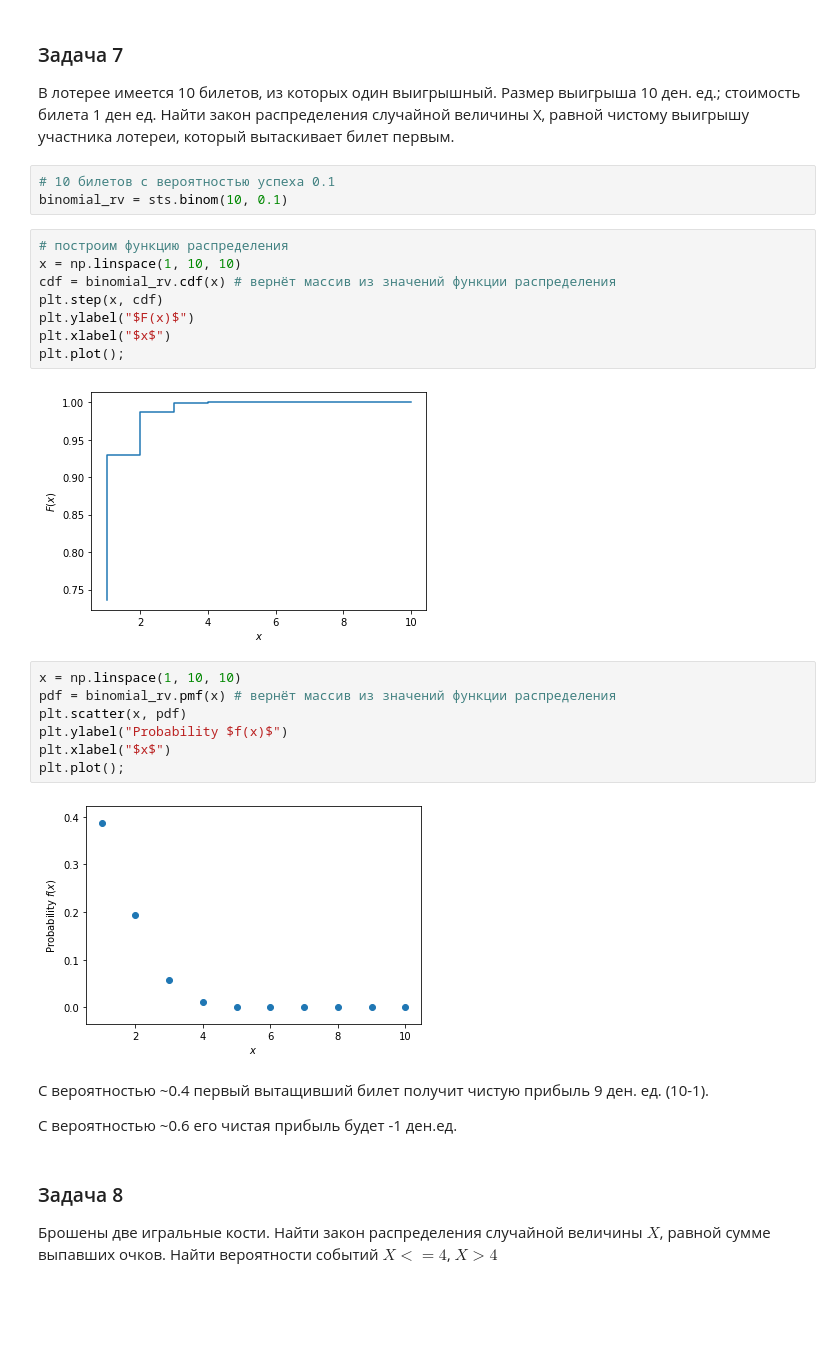
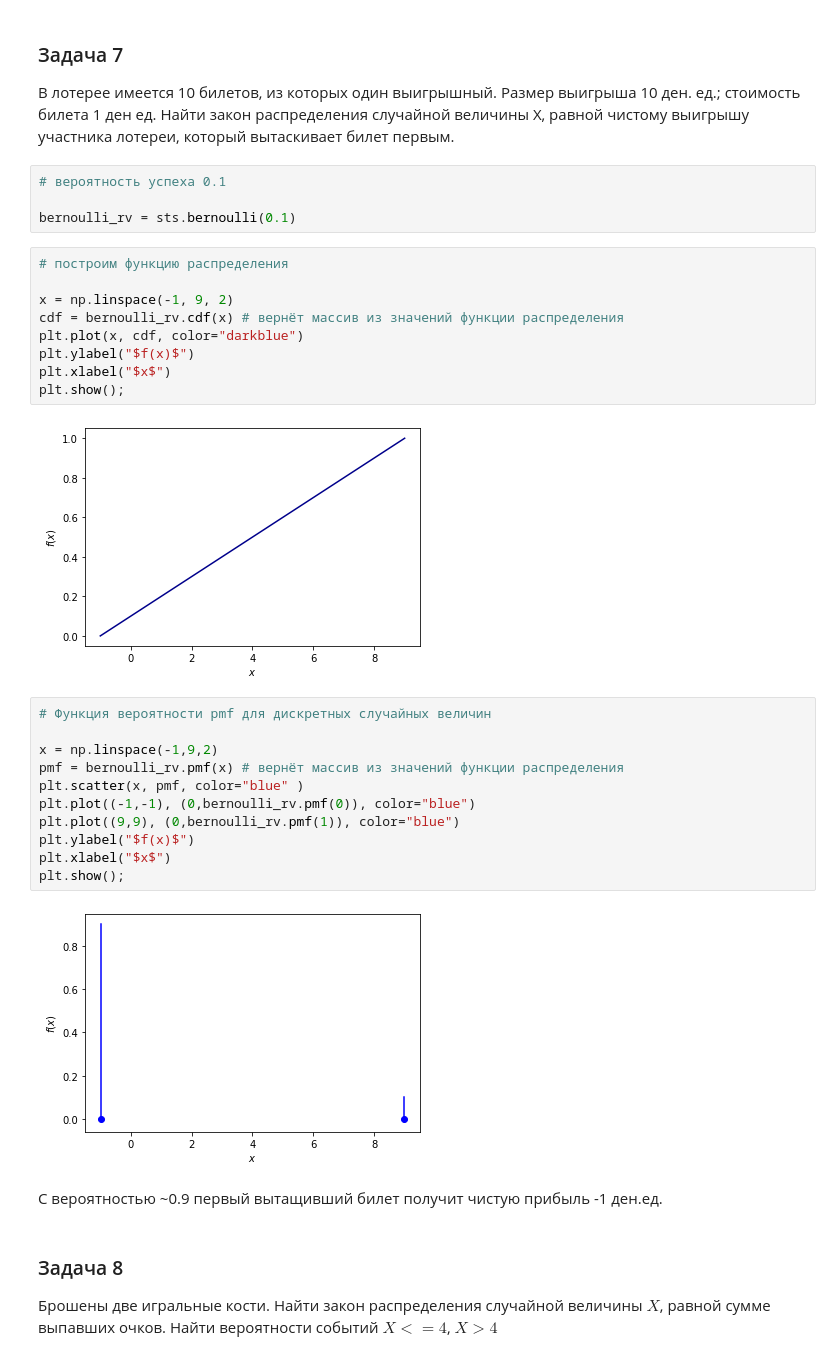
Before and after one commit to Avlaber/da_homeworks, a Jupyter notebook: Lesson 1 _ Практика.ipynb, the cells around one changed output. Saved outputs shown, nothing was run; the diff lists cells and outputs as text; blank space fills up the shorter version.

```diff
--- a/Lesson 1 _ Практика.ipynb
+++ b/Lesson 1 _ Практика.ipynb
@@ -365,31 +365,35 @@ print('Вероятность события "D = {Среди стершихся
 ### Задача 7
 В лотерее имеется 10 билетов, из которых один выигрышный. Размер выигрыша 10 ден. ед.; стоимость билета 1 ден ед. Найти закон распределения случайной величины X, равной чистому выигрышу участника лотереи, который вытаскивает билет первым.
 # %%
-# 10 билетов с вероятностью успеха 0.1
-binomial_rv = sts.binom(10, 0.1)
+# вероятность успеха 0.1
+
+bernoulli_rv = sts.bernoulli(0.1)
 # %%
 # построим функцию распределения
-x = np.linspace(1, 10, 10)
-cdf = binomial_rv.cdf(x) # вернёт массив из значений функции распределения
-plt.step(x, cdf)
-plt.ylabel("$F(x)$")
+
+x = np.linspace(-1, 9, 2)
+cdf = bernoulli_rv.cdf(x) # вернёт массив из значений функции распределения
+plt.plot(x, cdf, color="darkblue")
+plt.ylabel("$f(x)$")
 plt.xlabel("$x$")
-plt.plot();
+plt.show();
 # %% [output]
-[figure, old version]
+[figure, new version]
 # %%
-x = np.linspace(1, 10, 10)
-pdf = binomial_rv.pmf(x) # вернёт массив из значений функции распределения
-plt.scatter(x, pdf)
-plt.ylabel("Probability $f(x)$")
+# Функция вероятности pmf для дискретных случайных величин
+
+x = np.linspace(-1,9,2)
+pmf = bernoulli_rv.pmf(x) # вернёт массив из значений функции распределения
+plt.scatter(x, pmf, color="blue" )
+plt.plot((-1,-1), (0,bernoulli_rv.pmf(0)), color="blue")
+plt.plot((9,9), (0,bernoulli_rv.pmf(1)), color="blue")
+plt.ylabel("$f(x)$")
 plt.xlabel("$x$")
-plt.plot();
+plt.show();
 # %% [output]
-[figure, old version]
+[figure, new version]
 # %% [markdown]
-С вероятностью ~0.4 первый вытащивший билет получит чистую прибыль 9 ден. ед. (10-1).
-
-С вероятностью ~0.6 его чистая прибыль будет -1 ден.ед.
+С вероятностью ~0.9 первый вытащивший билет получит чистую прибыль -1 ден.ед.
 # %% [markdown]
 ### Задача 8
 Брошены две игральные кости. Найти закон распределения случайной величины $X$, равной сумме выпавших очков. Найти вероятности событий ${X <= 4}$, ${X > 4}$
```
Also changed, not shown: parts of 24 cells of this notebook.
